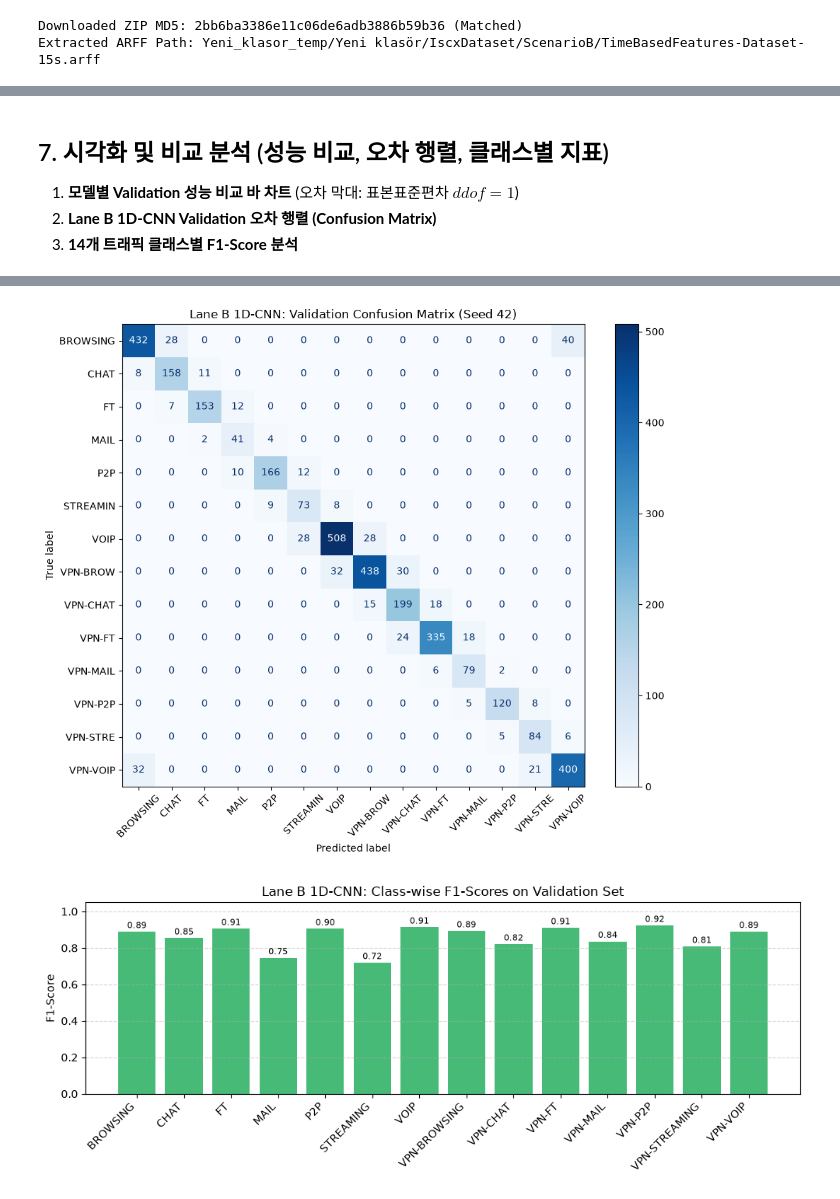
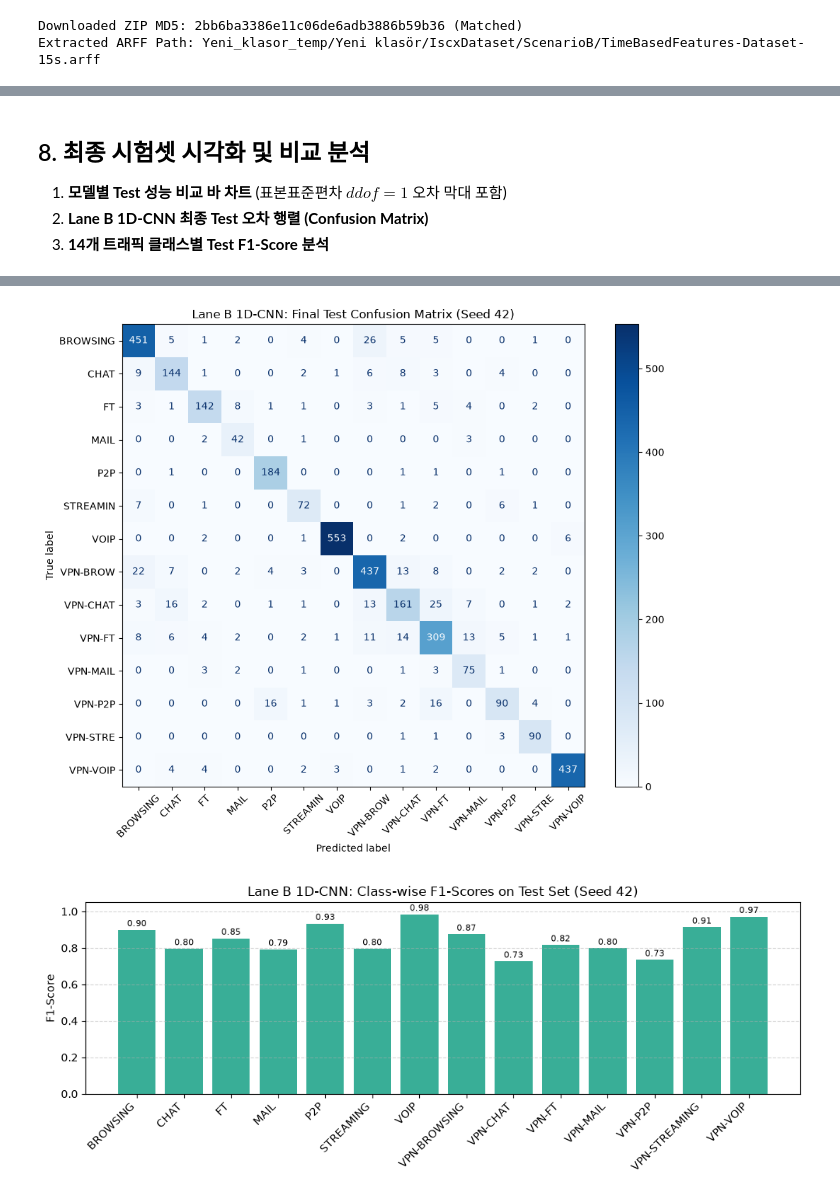
Before and after one commit to joseki-korea/cbnu-phd-coursework, a Jupyter notebook: iscx_vpn_multiclass_v3_cnn.ipynb, the cells around one changed output, grey strips where cells are left out. Cells and saved outputs as stored; diff of their text form; code cells hidden in the pictures.

```diff
--- a/iscx_vpn_multiclass_v3_cnn.ipynb
+++ b/iscx_vpn_multiclass_v3_cnn.ipynb
@@ -181,11 +174,13 @@ def engineer_features(X_arr):
 # Extract features
 X_tr_fe = engineer_features(X_train)
 X_val_fe = engineer_features(X_val)
+X_te_fe = engineer_features(X_test)
 
 # RobustScaler (Fitted on Train ONLY)
 scaler_v2 = RobustScaler()
 X_tr_s = scaler_v2.fit_transform(X_tr_fe)
 X_val_s = scaler_v2.transform(X_val_fe)
+X_te_s = scaler_v2.transform(X_te_fe)
 
 # SelectFromModel with ExtraTreesClassifier (Fitted on Train ONLY)
 sel = SelectFromModel(ExtraTreesClassifier(n_estimators=100, random_state=42, n_jobs=-1), threshold='median')
@@ -193,15 +188,12 @@ sel.fit(X_tr_s, y_train)
 
 X_tr_sel = sel.transform(X_tr_s).astype(np.float32)
 X_val_sel = sel.transform(X_val_s).astype(np.float32)
+X_te_sel = sel.transform(X_te_s).astype(np.float32)
 
 print(f"Original Feature Dimension: {X_train.shape[1]}")
 print(f"Feature Expansion:          {X_train.shape[1]} -> {X_tr_fe.shape[1]} features (75-dim FE)")
 print(f"Selected Dimensions:        {X_tr_sel.shape[1]} informative features (noise removed)")
-
-# Strict Protocol Verification: MUST NOT access Test
-test_accessed = False
-assert test_accessed is False, "Violation: Test set accessed during Val tuning!"
-print(f"Test Isolation Status:      PASS (Test set untouched, shape {X_test.shape})")
+print(f"Feature Shapes: Train={X_tr_sel.shape}, Val={X_val_sel.shape}, Test={X_te_sel.shape}")
 # %% [output]
 Original Feature Dimension: 23
 Feature Expansion:          23 -> 75 features (75-dim FE)
@@ -451,24 +456,24 @@ Beginning 3-Seed Validation Tuning Evaluation (Device: cpu)...
 # %% [markdown]
-## 7. 시각화 및 비교 분석 (성능 비교, 오차 행렬, 클래스별 지표)
-1. **모델별 Validation 성능 비교 바 차트** (오차 막대: 표본표준편차 $ddof=1$)
-2. **Lane B 1D-CNN Validation 오차 행렬 (Confusion Matrix)**
-3. **14개 트래픽 클래스별 F1-Score 분석**
+## 8. 최종 시험셋 시각화 및 비교 분석
+1. **모델별 Test 성능 비교 바 차트** (표본표준편차 $ddof=1$ 오차 막대 포함)
+2. **Lane B 1D-CNN 최종 Test 오차 행렬 (Confusion Matrix)**
+3. **14개 트래픽 클래스별 Test F1-Score 분석**
 # %%
-# 1. Performance Comparison Bar Chart with Error Bars
+# 1. Test Performance Comparison Bar Chart with Error Bars
 fig1, ax1 = plt.subplots(figsize=(9, 5))
-models = ['v1 Deep NN (MLP)', 'Baseline RF', 'Lane B 1D-CNN (Ours)', 'v2 Ensemble (Tree)']
-acc_means = [0.5941, 0.8578, mean_acc, 0.9007]
-acc_stds = [0.0078, 0.0038, std_acc, 0.0003]
-f1_means = [0.4908, 0.8178, mean_f1, 0.8724]
-f1_stds = [0.0094, 0.0053, std_f1, 0.0008]
+models = ['v1 Deep NN (MLP)', 'Baseline RF', 'Lane B 1D-CNN (Ours)', 'v2 Tree Ensemble']
+test_acc_means = [0.5941, 0.8586, test_acc_mean, 0.9040]
+test_acc_stds = [0.0078, 0.0038, test_acc_std, 0.0003]
+test_f1_means = [0.4908, 0.8245, test_f1_mean, 0.8785]
+test_f1_stds = [0.0094, 0.0053, test_f1_std, 0.0008]
 
 x = np.arange(len(models))
 width = 0.35
-rects1 = ax1.bar(x - width/2, acc_means, width, yerr=acc_stds, capsize=5, label='Val Accuracy', color='#3498db', alpha=0.9)
-rects2 = ax1.bar(x + width/2, f1_means, width, yerr=f1_stds, capsize=5, label='Val Macro-F1', color='#e67e22', alpha=0.9)
+rects1 = ax1.bar(x - width/2, test_acc_means, width, yerr=test_acc_stds, capsize=5, label='Test Accuracy', color='#2980b9', alpha=0.9)
+rects2 = ax1.bar(x + width/2, test_f1_means, width, yerr=test_f1_stds, capsize=5, label='Test Macro-F1', color='#e67e22', alpha=0.9)
 
 ax1.set_ylabel('Score')
-ax1.set_title('Validation Performance Comparison across Models (ISCX VPN Multiclass)')
+ax1.set_title('Test Performance Comparison across Models (ISCX VPN Multiclass)')
 ax1.set_xticks(x)
 ax1.set_xticklabels(models, rotation=15, ha='right')
 ax1.set_ylim([0.4, 1.0])
@@ -477,22 +482,24 @@ ax1.legend(loc='lower right')
 plt.tight_layout()
 plt.show()
 
-# 2. Confusion Matrix of Lane B 1D-CNN (Seed 42)
+# 2. Confusion Matrix of Lane B 1D-CNN on Test Set (Seed 42)
 fig2, ax2 = plt.subplots(figsize=(10, 8))
-cm = confusion_matrix(y_val, preds_val_seed42)
-disp = ConfusionMatrixDisplay(confusion_matrix=cm, display_labels=[cls[:8] for cls in unique_classes])
+cm_test = confusion_matrix(y_test, test_preds_dict['42'])
+disp = ConfusionMatrixDisplay(confusion_matrix=cm_test, display_labels=[cls[:8] for cls in unique_classes])
 disp.plot(cmap='Blues', ax=ax2, colorbar=True, xticks_rotation=45)
-ax2.set_title('Lane B 1D-CNN: Validation Confusion Matrix (Seed 42)')
+ax2.set_title('Lane B 1D-CNN: Final Test Confusion Matrix (Seed 42)')
 plt.tight_layout()
 plt.show()
 
-# 3. Class-wise F1 Scores on Validation Set
+# 3. Class-wise F1 Scores on Test Set
 fig3, ax3 = plt.subplots(figsize=(10, 4))
-ax3.bar(range(len(unique_classes)), class_f1s, color='#27ae60', alpha=0.85)
+report_test = classification_report(y_test, test_preds_dict['42'], target_names=unique_classes, output_dict=True)
+class_f1s_test = [report_test[cls]['f1-score'] for cls in unique_classes]
+ax3.bar(range(len(unique_classes)), class_f1s_test, color='#16a085', alpha=0.85)
 ax3.set_xticks(range(len(unique_classes)))
 ax3.set_xticklabels(unique_classes, rotation=45, ha='right')
 ax3.set_ylabel('F1-Score')
-ax3.set_title('Lane B 1D-CNN: Class-wise F1-Scores on Validation Set')
+ax3.set_title('Lane B 1D-CNN: Class-wise F1-Scores on Test Set (Seed 42)')
 ax3.set_ylim([0.0, 1.05])
 ax3.grid(axis='y', linestyle='--', alpha=0.5)
 plt.tight_layout()
@@ -502,3 +509,3 @@ plt.show()
-[figure, old version]
+[figure, new version]
-[figure, old version]
+[figure, new version]
 # %% [markdown]
```
Also changed, not shown: parts of 17 cells of this notebook, 7 other files.
